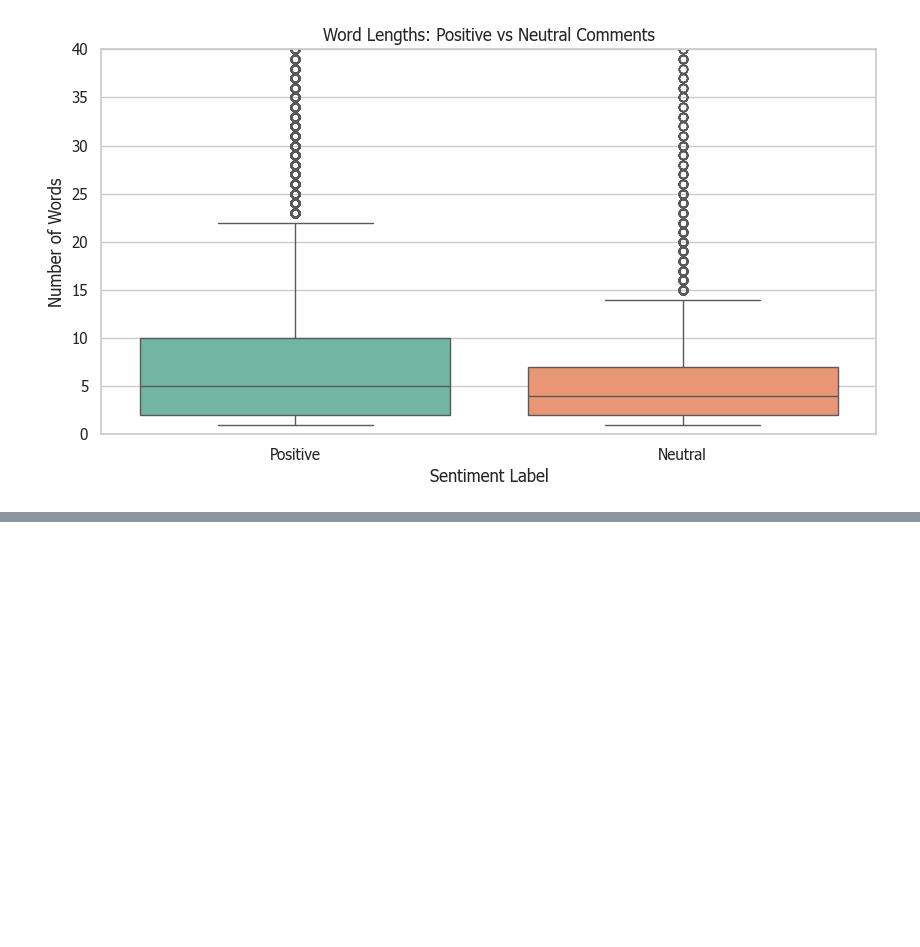
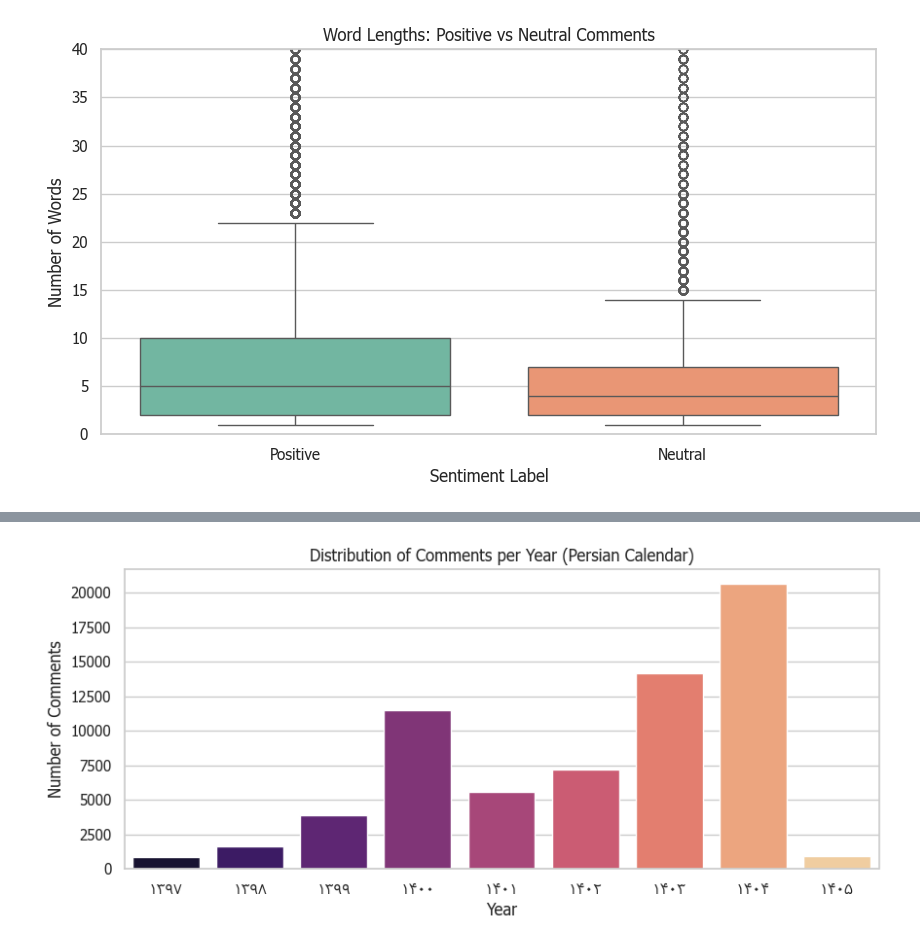
Before and after one commit to Mohsenmohebbi1993/AI-BOOTCAMP, a Jupyter notebook: notebooks/Training & Education/25. NLP - EDA.ipynb, the cells around one changed output, grey strips where cells are left out. Drawn from its saved outputs; the diff is of its cells as text; code cells hidden in the pictures; blank space fills up the shorter version.

Commit message:
comments each year

```diff
--- a/notebooks/Training & Education/25. NLP - EDA.ipynb
+++ b/notebooks/Training & Education/25. NLP - EDA.ipynb
@@ -271,0 +301,12 @@ Positive      8.086384           5.0                   19.0
+# %%
+# Extract the year from the date column (assuming Persian calendar like 1400, 1401)
+df_comments['year'] = df_comments['date'].astype(str).str.extract(r"(\d{4})")[0].dropna()
+
+plt.figure(figsize=(10, 4))
+sns.countplot(data=df_comments.sort_values('year'), x='year', palette="magma")
+plt.title("Distribution of Comments per Year (Persian Calendar)")
+plt.xlabel("Year")
+plt.ylabel("Number of Comments")
+plt.show()
+# %% [output]
+[figure, added]
```
Also changed, not shown: parts of 4 cells of this notebook.
